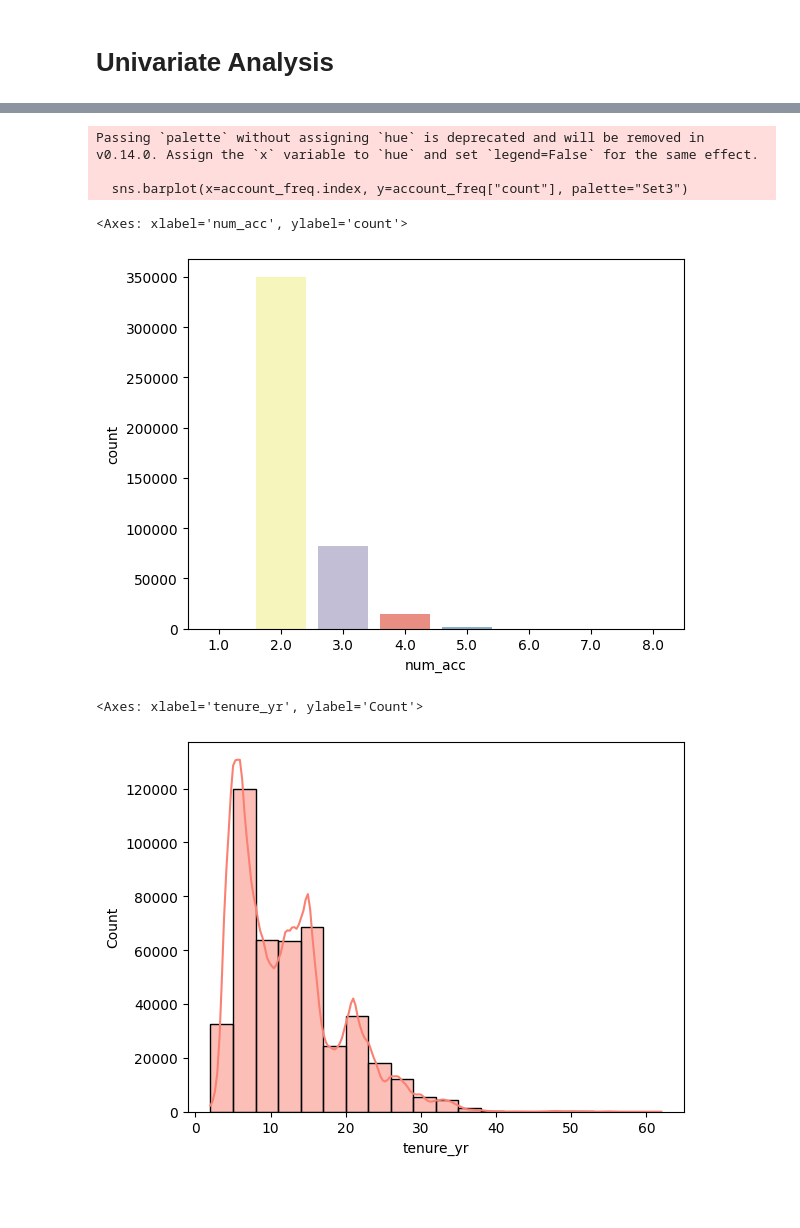
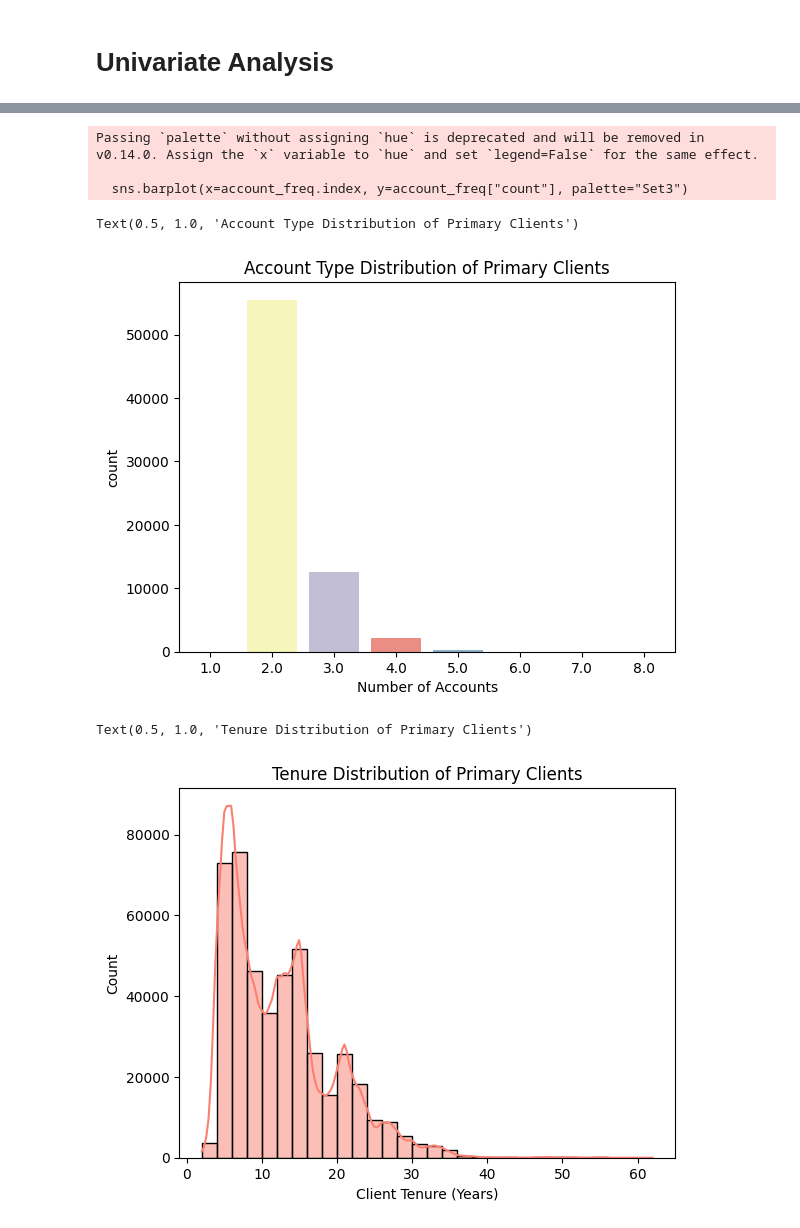
Before and after one commit to Ryanvandenakker/Vanguard_Project, a Jupyter notebook: notebooks/Vanguard Project.ipynb, the cells around one changed output, grey strips where cells are left out. Saved outputs shown, nothing was run; the diff lists cells and outputs as text; code cells hidden in the pictures; blank space fills up the shorter version.

```diff
--- a/notebooks/Vanguard Project.ipynb
+++ b/notebooks/Vanguard Project.ipynb
@@ -298,7 +310,6 @@ sns.histplot(primary_clients['age'], kde=True, bins=30, color="salmon")
 # %%
 # Creating a crosstab table for the 'num_acc' column, counting occurrences for each unique value
-account_freq = pd.crosstab(index = primary_clients["num_acc"],
-                              columns="count")
+account_freq = pd.crosstab(index = clean_profile["num_acc"], columns="count")
 account_freq
 # %% [output]
 | col_0 | count |
@@ -314,18 +325,22 @@ account_freq
 # %%
-# Plotting a bar chart using the 'count' values from 'my_table'
+# Plotting a bar chart using the 'count' values from 'account_freq'
 sns.barplot(x=account_freq.index, y=account_freq["count"], palette="Set3")
+plt.xlabel("Number of Accounts")
+plt.title("Account Type Distribution of Primary Clients")
 # %% [output]
 Passing `palette` without assigning `hue` is deprecated and will be removed in v0.14.0. Assign the `x` variable to `hue` and set `legend=False` for the same effect.
 
   sns.barplot(x=account_freq.index, y=account_freq["count"], palette="Set3")
-<Axes: xlabel='num_acc', ylabel='count'>
+Text(0.5, 1.0, 'Account Type Distribution of Primary Clients')
-[figure, old version]
+[figure, new version]
 # %%
 # Plotting a histogram of client tenure
-sns.histplot(primary_clients['tenure_yr'], kde = True, bins = 20, color = 'salmon')
+sns.histplot(primary_clients['tenure_yr'], kde = True, bins = 30, color = 'salmon')
+plt.xlabel("Client Tenure (Years)")
+plt.title("Tenure Distribution of Primary Clients")
 # %% [output]
-<Axes: xlabel='tenure_yr', ylabel='Count'>
+Text(0.5, 1.0, 'Tenure Distribution of Primary Clients')
-[figure, old version]
+[figure, new version]
 # %%
 #Boxplot
 sns.boxplot(data = primary_clients['tenure_yr'], color="salmon")
```
Also changed, not shown: parts of 26 cells of this notebook.
